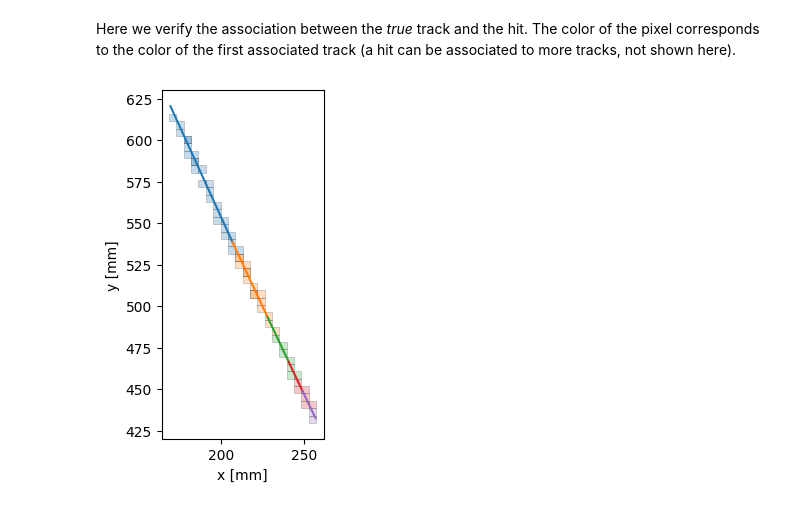
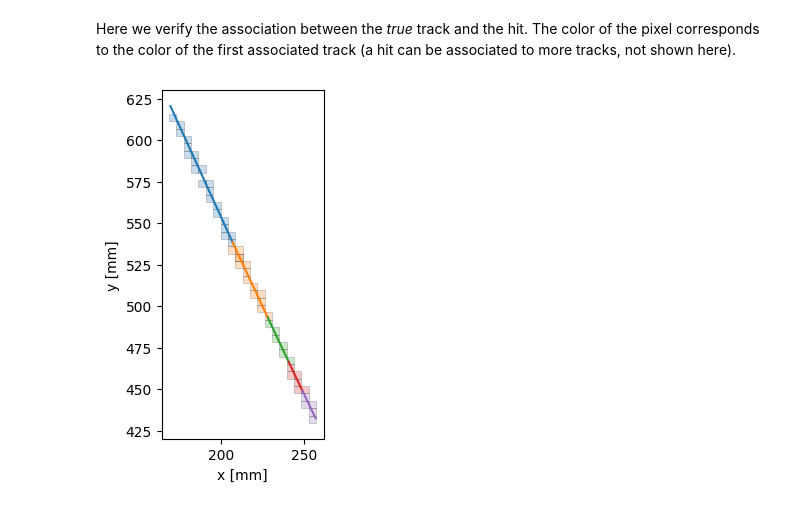
Before and after one commit to DUNE/larnd-sim, a Jupyter notebook: examples/Step-by-step simulation.ipynb, the cells around one changed output. Cells and saved outputs as stored; diff of their text form; code cells hidden in the pictures.

```diff
--- a/examples/Step-by-step simulation.ipynb
+++ b/examples/Step-by-step simulation.ipynb
@@ -335,6 +351,14 @@ Text(0, 0.5, 'Current [A]')
 # %% [markdown]
 ### 2D event display with induced current and ADC counts
 # %%
+from matplotlib import colors
+norm = colors.Normalize(vmin=0, vmax=256)
+m = cm.ScalarMappable(norm=norm, cmap=cmap)
+
+cmap = cm.viridis
+norm_curr = colors.LogNorm(vmin=min(currents[currents>0]), vmax=max(currents))
+m_curr = cm.ScalarMappable(norm=norm_curr, cmap=cmap)
+
 fig,ax = plt.subplots(1,2,figsize=(10,4.5),sharex=True,sharey=True)
 importlib.reload(detsim)
 for ip, p in enumerate(unique_pix):
@@ -510,31 +513,32 @@ Here we verify the association between the _true_ track and the hit. The color o
 # %%
 fig,ax = plt.subplots(1,1,constrained_layout=True)
 plotted_tracks = []
 colors = ['tab:blue','tab:orange','tab:green','tab:red','tab:purple','tab:brown']
 
 for ip,packet in enumerate(f['packets']):
     if packet['packet_type'] == 0:
         io_group, io_channel, chip, channel = packet['io_group'], packet['io_channel'], packet['chip_id'], packet['channel_id']
         x,y = geometry[(io_group, io_channel, chip, channel)]
-        track_ids = f['mc_packets_assn'][ip][0]
+        track_ids = f['mc_packets_assn']['track_ids'][ip]
+        fractions = f['mc_packets_assn']['fraction'][ip]
 
         rect = plt.Rectangle((x-consts.pixel_pitch*5, y-consts.pixel_pitch*5),
                      consts.pixel_pitch*10, consts.pixel_pitch*10,
-                     linewidth=0.5, fc=colors[track_ids[0]%len(colors)],
+                     linewidth=0.5, fc=colors[track_ids[np.argmax(fractions)]%len(colors)],
                      edgecolor='k',alpha=0.25)
 
         ax.add_patch(rect)
 
         for trackid in track_ids:
             if trackid >= 0 and trackid not in plotted_tracks:
                 plotted_tracks.append(trackid)
                 ax.plot((f['tracks'][trackid]['x_start']*10,f['tracks'][trackid]['x_end']*10),
                         (f['tracks'][trackid]['y_start']*10+218.236,f['tracks'][trackid]['y_end']*10+218.236),c=colors[trackid%len(colors)])
 
 ax.set_aspect("equal")
 ax.set_xlabel("x [mm]")
 ax.set_ylabel("y [mm]")
 
 fig.savefig("mc.pdf")
 # %% [output]
-[figure, old version]
+[figure, new version]
```
Also changed, not shown: parts of 9 cells of this notebook.
